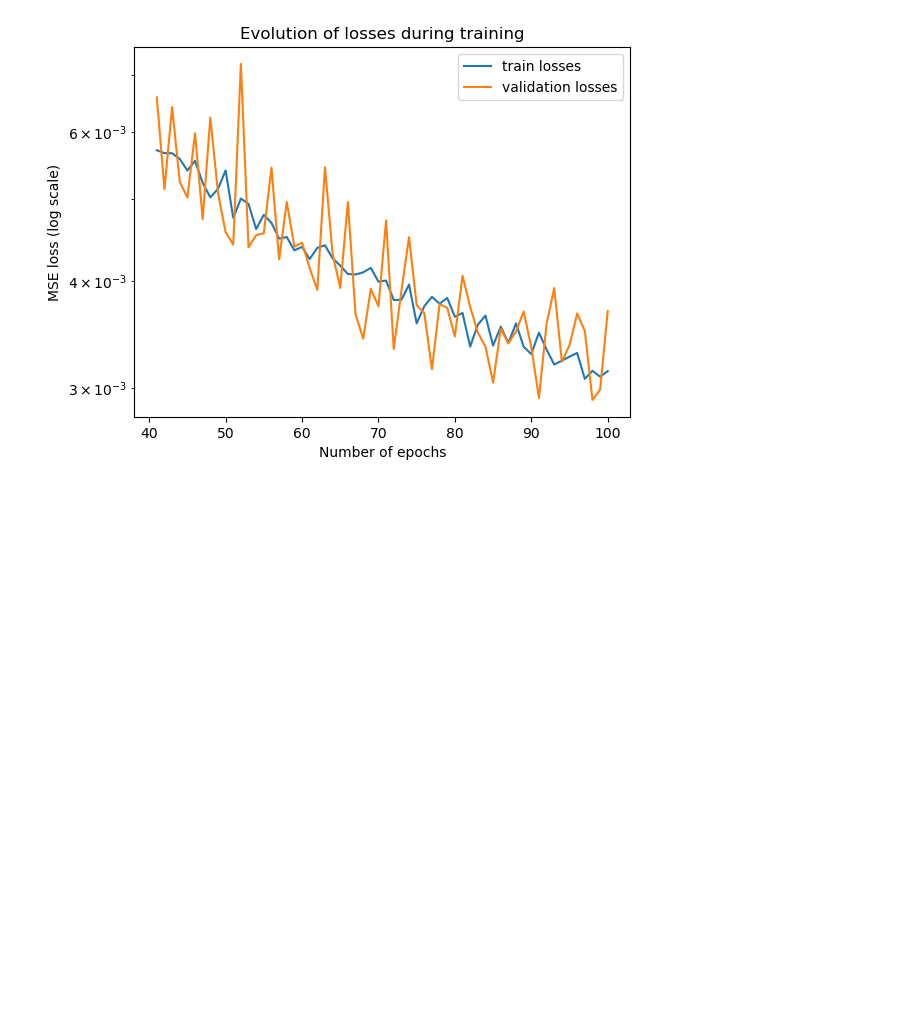
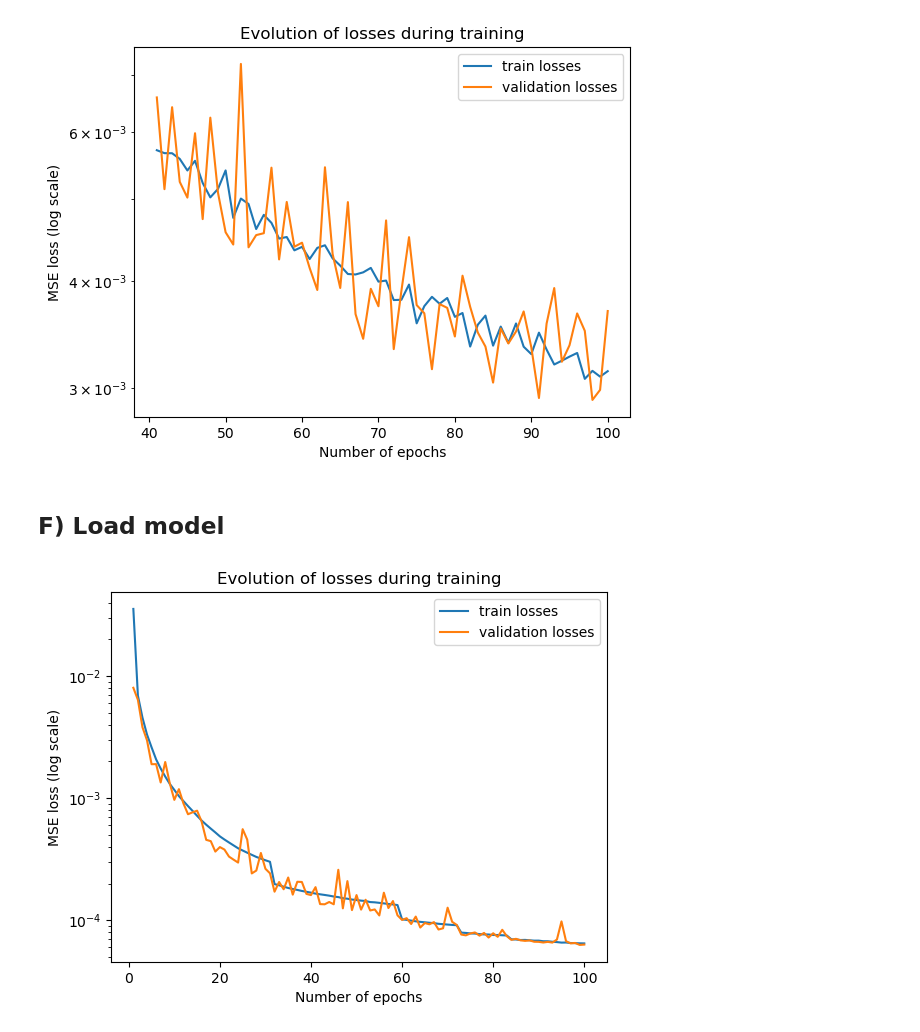
Before and after one commit to theodore2leusse/NNonlineGP, a Jupyter notebook: nn_training_and_results.ipynb, the cells around one changed output. Drawn from its saved outputs; the diff is of its cells as text; code cells hidden in the pictures; blank space fills up the shorter version.

```diff
--- a/nn_training_and_results.ipynb
+++ b/nn_training_and_results.ipynb
@@ -354,7 +708,7 @@ test_Y = test_Y[ind_test]
 ### Set hyperparameters
 # %%
 # Assuming train_X, train_Y, validation_X, validation_Y, test_X, test_Y are provided
-batch_size = 128  # Batch size for DataLoader
+batch_size = 512  # Batch size for DataLoader
 
 # Create datasets and data loaders
 train_dataset = TensorDataset(train_X, train_Y)
@@ -587,3 +1107,40 @@ plt.title("Evolution of losses during training")
 plt.show()
 # %% [output]
 [figure]
+# %% [markdown]
+## F) Load model
+# %%
+# load model file
+device = "cuda" if torch.cuda.is_available() else "cpu"
+if device == "cpu":
+    checkpoint3 = torch.load("model/model3_100epochs_1280kaugtraindata_batchsize128.pth", weights_only=True, map_location=torch.device('cpu'))
+else:
+    checkpoint3 = torch.load("model/model3_100epochs_1280kaugtraindata_batchsize128.pth", weights_only=True)
+
+model_t3 = MapUpdateNetwork_3()
+optimizer_t3 = optim.Adam(model_t3.parameters(), lr=1e-3)
+
+# model weights
+model_t3.load_state_dict(checkpoint3['model_state_dict'])
+
+# optimizer state
+optimizer_t3.load_state_dict(checkpoint3['optimizer_state_dict'])
+
+# losses
+train_losses_t3 = checkpoint3['train losses']
+validation_losses_t3 = checkpoint3['validation losses']
+
+plt.plot(np.arange(len(train_losses_t3))+1, train_losses_t3, label='train losses')
+plt.plot(np.arange(len(validation_losses_t3))+1, validation_losses_t3, label='validation losses')
+plt.legend()
+plt.xlabel('Number of epochs')
+plt.ylabel('MSE loss (log scale)')
+plt.yscale('log')
+plt.title("Evolution of losses during training")
+plt.show()
+
+# Evaluate the model on the test set
+test_loss3 = evaluate_model(model_t3, test_loader, custom_loss, device)
+print(f"Test Loss: {test_loss3:.6f}")
+# %% [output]
+[figure, added]
```
Also changed, not shown: parts of 53 cells of this notebook, 13 other files.
